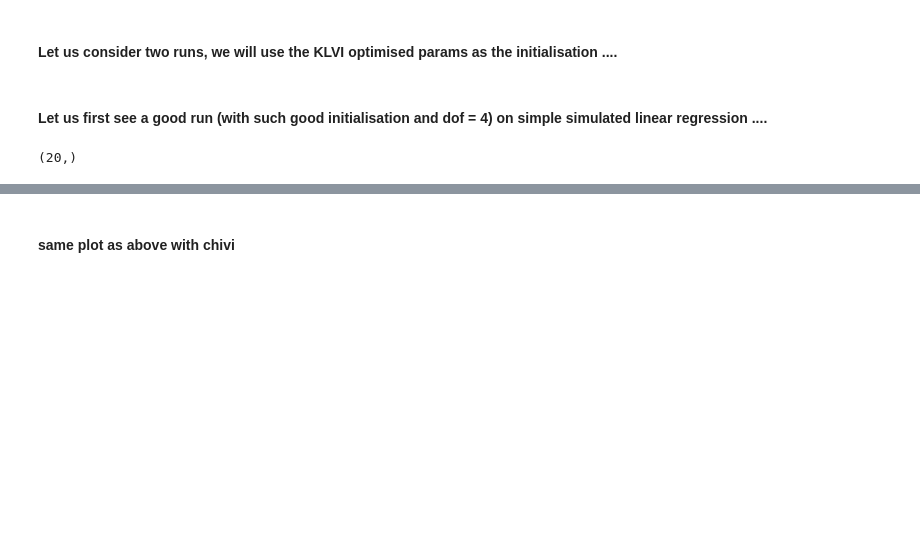
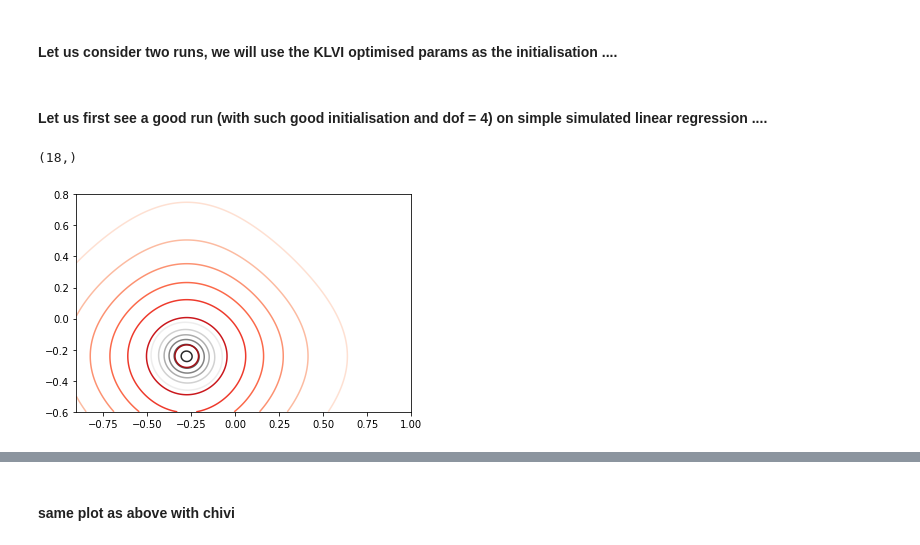
Before and after one commit to kunalghosh/viabel, a Jupyter notebook: notebooks/chivi_expts.ipynb, the cells around one changed output, grey strips where cells are left out. Cells and saved outputs as stored; diff of their text form; code cells hidden in the pictures; blank space fills up the shorter version.

```diff
--- a/notebooks/chivi_expts.ipynb
+++ b/notebooks/chivi_expts.ipynb
@@ -146,12 +142,17 @@ plot_approx_and_exact_contours(stan_log_density, mf_t_var_family, klvi_var_param
 # %% [markdown]
 ####  Let us first see a good run (with such good initialisation and  dof = 4) on simple simulated linear regression ....
 # %%
-mf_t_var_family = mean_field_t_variational_family(k, 4.5)
+mf_t_var_family = mean_field_t_variational_family(k, 5)
 chivi_objective_and_grad = black_box_chivi(2, mf_t_var_family, stan_log_density, 500)
 
 init_param1 = klvi_var_param.copy()
 print(init_param1.shape)
-init_param1[k:] += 0.1
+init_param1[k:] +=1.0
 # %% [output]
-(20,)
+(18,)
+# %%
+plot_approx_and_exact_contours(stan_log_density, mf_t_var_family, init_param1, **lims,
+                               savepath='figures/robust-regression-mf-klvi-good10.pdf', aux_var = true_mean[2:])
+# %% [output]
+[figure, added]
 # %%
```
Also changed, not shown: parts of 27 cells of this notebook, 11 other files.
